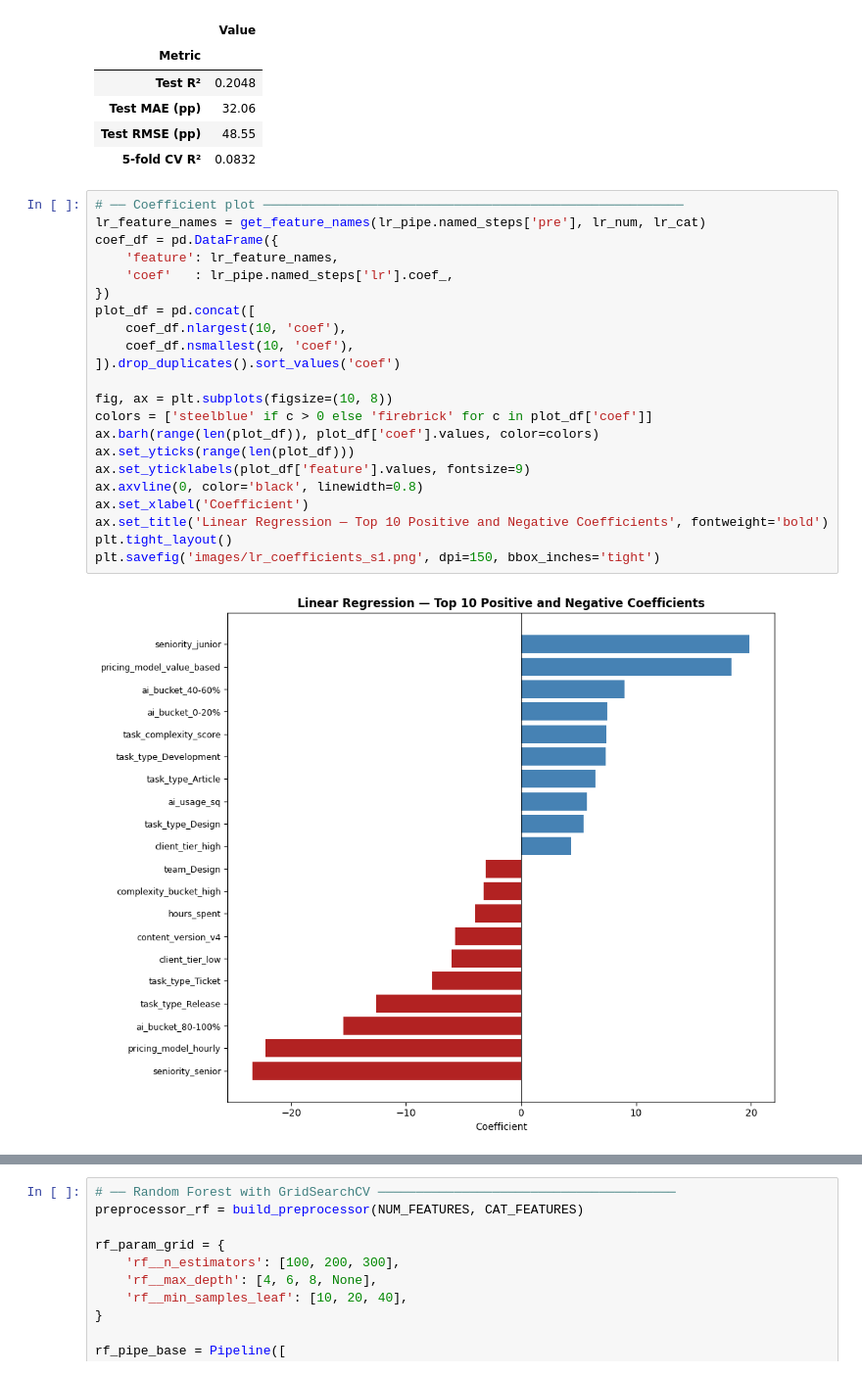
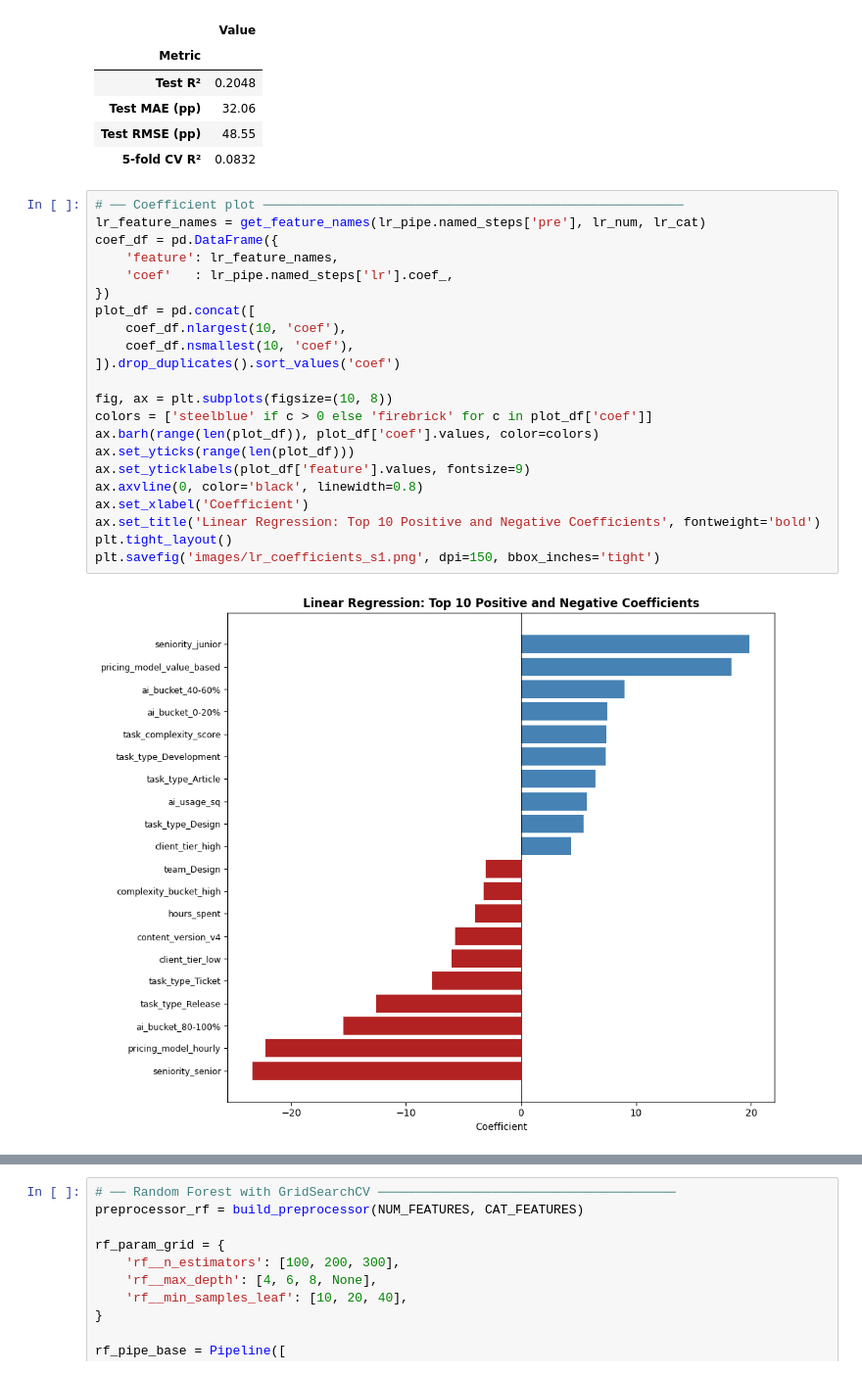
Before and after one commit to andreamammano89-maker/ML_Project_SEA_815441, a Jupyter notebook: modelling_2.ipynb, the cells around one changed output, grey strips where cells are left out. Shown at 98% size. Drawn from its saved outputs; the diff is of its cells as text.

```diff
--- a/modelling_2.ipynb
+++ b/modelling_2.ipynb
@@ -306,27 +306,27 @@ display(pd.DataFrame({
 # %%
 # ── Coefficient plot ───────────────────────────────────────────────────────
 lr_feature_names = get_feature_names(lr_pipe.named_steps['pre'], lr_num, lr_cat)
 coef_df = pd.DataFrame({
     'feature': lr_feature_names,
     'coef'   : lr_pipe.named_steps['lr'].coef_,
 })
 plot_df = pd.concat([
     coef_df.nlargest(10, 'coef'),
     coef_df.nsmallest(10, 'coef'),
 ]).drop_duplicates().sort_values('coef')
 
 fig, ax = plt.subplots(figsize=(10, 8))
 colors = ['steelblue' if c > 0 else 'firebrick' for c in plot_df['coef']]
 ax.barh(range(len(plot_df)), plot_df['coef'].values, color=colors)
 ax.set_yticks(range(len(plot_df)))
 ax.set_yticklabels(plot_df['feature'].values, fontsize=9)
 ax.axvline(0, color='black', linewidth=0.8)
 ax.set_xlabel('Coefficient')
-ax.set_title('Linear Regression — Top 10 Positive and Negative Coefficients', fontweight='bold')
+ax.set_title('Linear Regression: Top 10 Positive and Negative Coefficients', fontweight='bold')
 plt.tight_layout()
 plt.savefig('images/lr_coefficients_s1.png', dpi=150, bbox_inches='tight')
 # %% [output]
-[figure, old version]
+[figure, new version]
 # %% [markdown]
 ### Step 3: Random Forest with Grid Search
 
```
Also changed, not shown: parts of 13 cells of this notebook.
